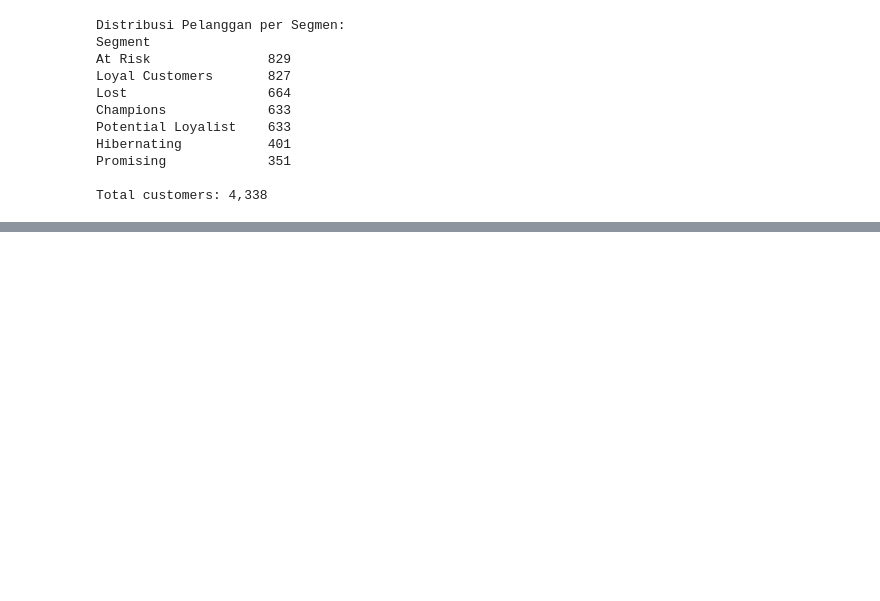
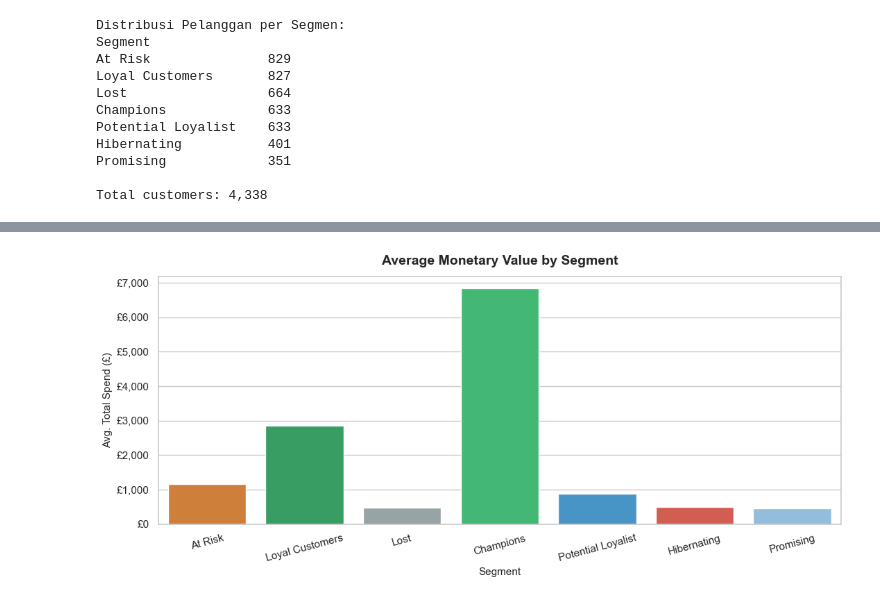
Before and after one commit to rdityaza/ecommerce-customer-segmentation-rfm, a Jupyter notebook: notebooks/02_rfm_analysis.ipynb, the cells around one changed output, grey strips where cells are left out. Drawn from its saved outputs; the diff is of its cells as text; code cells hidden in the pictures; blank space fills up the shorter version.

```diff
--- a/notebooks/02_rfm_analysis.ipynb
+++ b/notebooks/02_rfm_analysis.ipynb
@@ -222,0 +289,22 @@ Total customers: 4,338
+# %%
+# ── Plot 2: Rata-rata Monetary per Segmen ─────────────────────────────────────
+fig, ax = plt.subplots(figsize=(11, 5))
+
+sns.barplot(
+    data=segment_summary,
+    x='Segment', y='Avg_Monetary',
+    palette=PALETTE,
+    order=SEGMENT_ORDER,
+    ax=ax
+)
+
+ax.yaxis.set_major_formatter(mticker.FuncFormatter(lambda x, _: f'£{x:,.0f}'))
+ax.set_title('Average Monetary Value by Segment', fontsize=14, fontweight='bold', pad=12)
+ax.set_xlabel('Segment', fontsize=11)
+ax.set_ylabel('Avg. Total Spend (£)', fontsize=11)
+ax.tick_params(axis='x', rotation=15)
+
+plt.tight_layout()
+plt.show()
+# %% [output]
+[figure, added]
```
Also changed, not shown: parts of 4 cells of this notebook.
